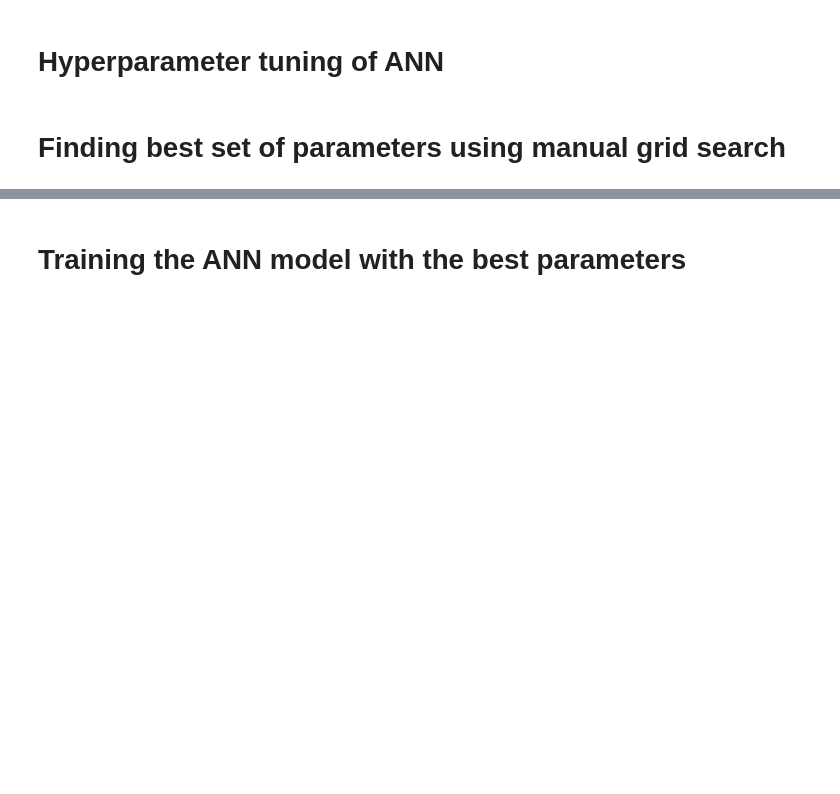
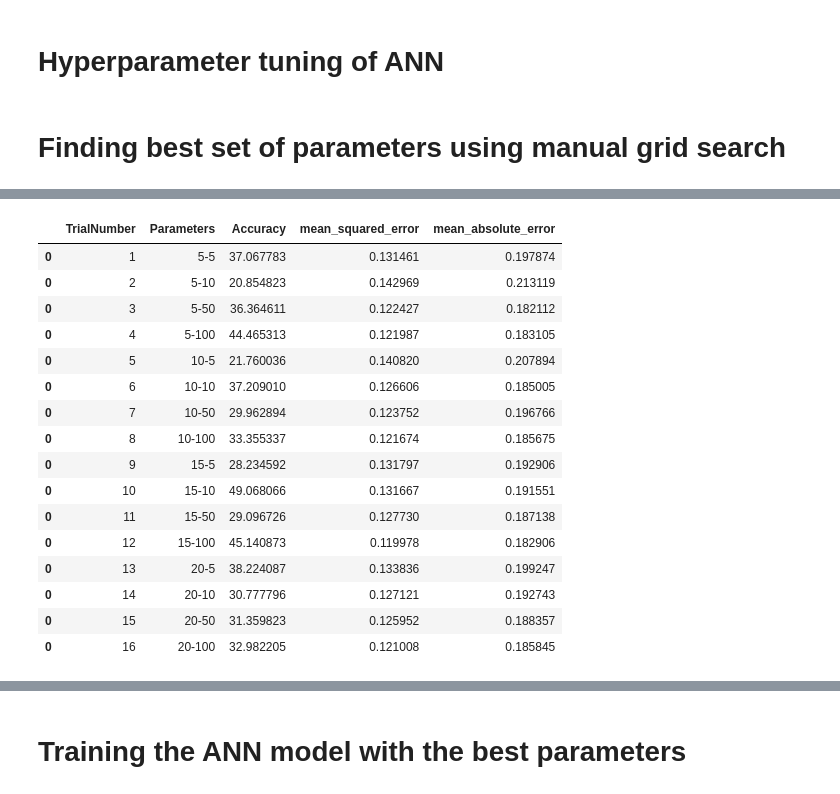
Before and after one commit to Tenergai/challenge-3, a Jupyter notebook: Generation Prediction DNN/DNN Regression.ipynb, the cells around one changed output, grey strips where cells are left out. Cells and saved outputs as stored; diff of their text form; code cells hidden in the pictures; blank space fills up the shorter version.

Commit message:
Model comparison data

```diff
--- a/Generation Prediction DNN/DNN Regression.ipynb
+++ b/Generation Prediction DNN/DNN Regression.ipynb
@@ -64,6 +50,15 @@ TargetVarScaler=StandardScaler()
 # Storing the fit object for later reference
 PredictorScalerFit=PredictorScaler.fit(X)
 TargetVarScalerFit=TargetVarScaler.fit(y)
+# %%
+### Standardization of data ###
+from sklearn.preprocessing import MinMaxScaler
+PredictorScaler=MinMaxScaler()
+TargetVarScaler=MinMaxScaler()
+
+# Storing the fit object for later reference
+PredictorScalerFit=PredictorScaler.fit(X)
+TargetVarScalerFit=TargetVarScaler.fit(y)
 # %%
 # Generating the standardized values of X and y
 X=PredictorScalerFit.transform(X)
@@ -173,3 +371,23 @@ ResultsData.plot(x='Parameters', y='mean_squared_error',figsize=(15,4), kind='li
+# %%
+ResultsData
+# %% [output]
+|  | TrialNumber | Parameters | Accuracy | mean_squared_error | mean_absolute_error |
+| 0 | 1 | 5-5 | 37.067783 | 0.131461 | 0.197874 |
+| 0 | 2 | 5-10 | 20.854823 | 0.142969 | 0.213119 |
+| 0 | 3 | 5-50 | 36.364611 | 0.122427 | 0.182112 |
+| 0 | 4 | 5-100 | 44.465313 | 0.121987 | 0.183105 |
+| 0 | 5 | 10-5 | 21.760036 | 0.140820 | 0.207894 |
+| 0 | 6 | 10-10 | 37.209010 | 0.126606 | 0.185005 |
+| 0 | 7 | 10-50 | 29.962894 | 0.123752 | 0.196766 |
+| 0 | 8 | 10-100 | 33.355337 | 0.121674 | 0.185675 |
+| 0 | 9 | 15-5 | 28.234592 | 0.131797 | 0.192906 |
+| 0 | 10 | 15-10 | 49.068066 | 0.131667 | 0.191551 |
+| 0 | 11 | 15-50 | 29.096726 | 0.127730 | 0.187138 |
+| 0 | 12 | 15-100 | 45.140873 | 0.119978 | 0.182906 |
+| 0 | 13 | 20-5 | 38.224087 | 0.133836 | 0.199247 |
+| 0 | 14 | 20-10 | 30.777796 | 0.127121 | 0.192743 |
+| 0 | 15 | 20-50 | 31.359823 | 0.125952 | 0.188357 |
+| 0 | 16 | 20-100 | 32.982205 | 0.121008 | 0.185845 |
 # %%
 %matplotlib inline
 ResultsData.plot(x='Parameters', y='mean_absolute_error',figsize=(15,4), kind='line')
```
Also changed, not shown: parts of 20 cells of this notebook, 2 other files.
